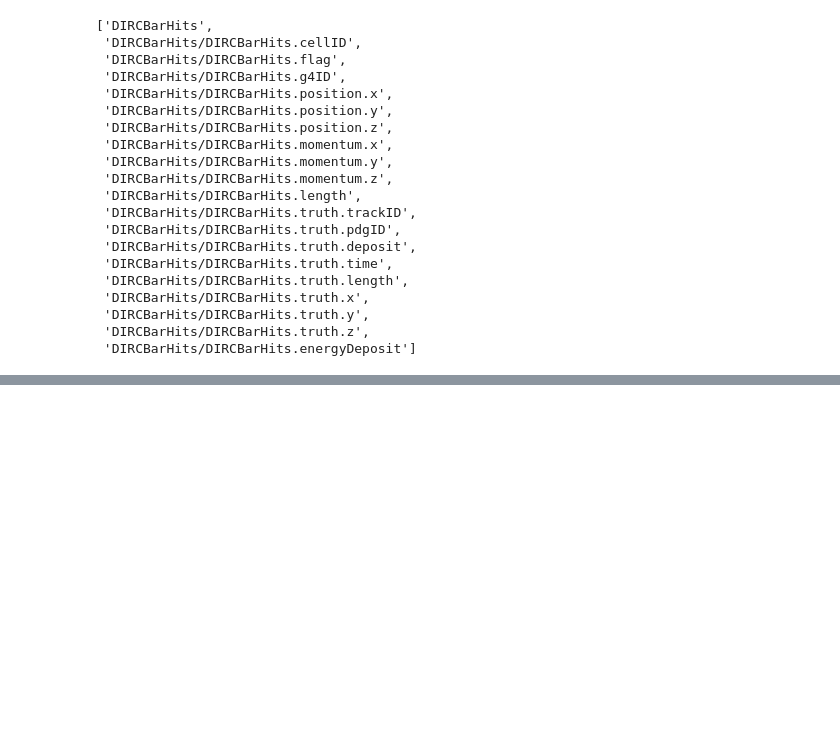
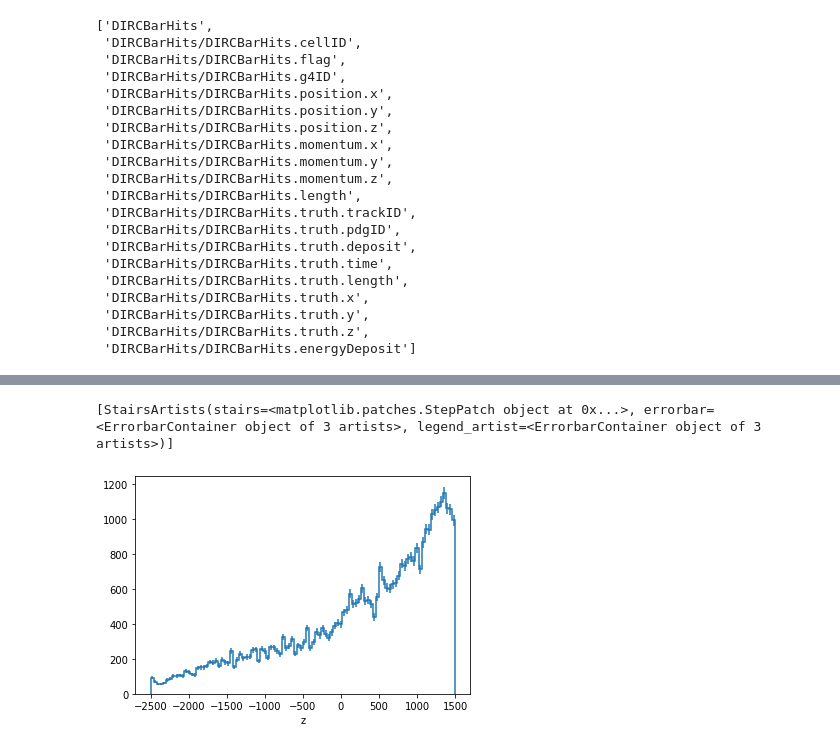
Before and after one commit to DraTeots/eic_ai_pid, a Jupyter notebook: file_open.ipynb, the cells around one changed output, grey strips where cells are left out. Saved outputs shown, nothing was run; the diff lists cells and outputs as text; code cells hidden in the pictures; blank space fills up the shorter version.

```diff
--- a/file_open.ipynb
+++ b/file_open.ipynb
@@ -79,3 +80,12 @@ Number of entries: 222
  'DIRCBarHits/DIRCBarHits.truth.y',
  'DIRCBarHits/DIRCBarHits.truth.z',
  'DIRCBarHits/DIRCBarHits.energyDeposit']
+# %%
+points_z = tree['DIRCBarHits/DIRCBarHits.position.z'].array()
+points_ed = tree['DIRCBarHits/DIRCBarHits.energyDeposit'].array()
+
+# To load them in one array
+# points_z = tree['DIRCBarHits/DIRCBarHits.momentum.z'].array(library="pd")
+points_z = ak.flatten(points_z)
+points_ed = ak.flatten(points_ed)
+points_z
@@ -82,6 +110,14 @@ Number of entries: 222
 # %%
-hist = Hist(
-    hist.axis.Regular(10, 0, 1, name="x"),
-    hist.axis.Regular(10, 0, 1, name="y"),
-    hist.axis.Regular(10, 0, 1, name="z"),
-)
+import hist
+from hist import Hist
+hist = Hist(hist.axis.Regular(bins=100, start=-2500, stop=1500, name="z"))
+# hist = Hist(Hist.axes.Regular(100, -5, 5, name="x"))
+hist.fill(points_z)
+hist.plot()
+#     ,
+#     hist.axis.Regular(10, 0, 1, name="y"),
+#     hist.axis.Regular(10, 0, 1, name="z"),
+# )
+# %% [output]
+[StairsArtists(stairs=<matplotlib.patches.StepPatch object at 0x...>, errorbar=<ErrorbarContainer object of 3 artists>, legend_artist=<ErrorbarContainer object of 3 artists>)]
+[figure, added]
```
Also changed, not shown: parts of 7 cells of this notebook, 2 other files.
